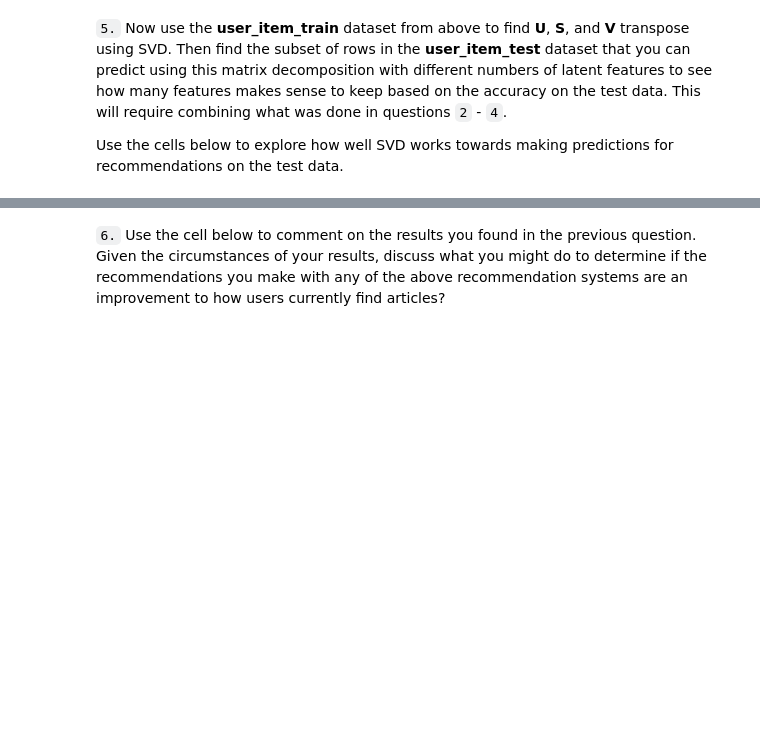
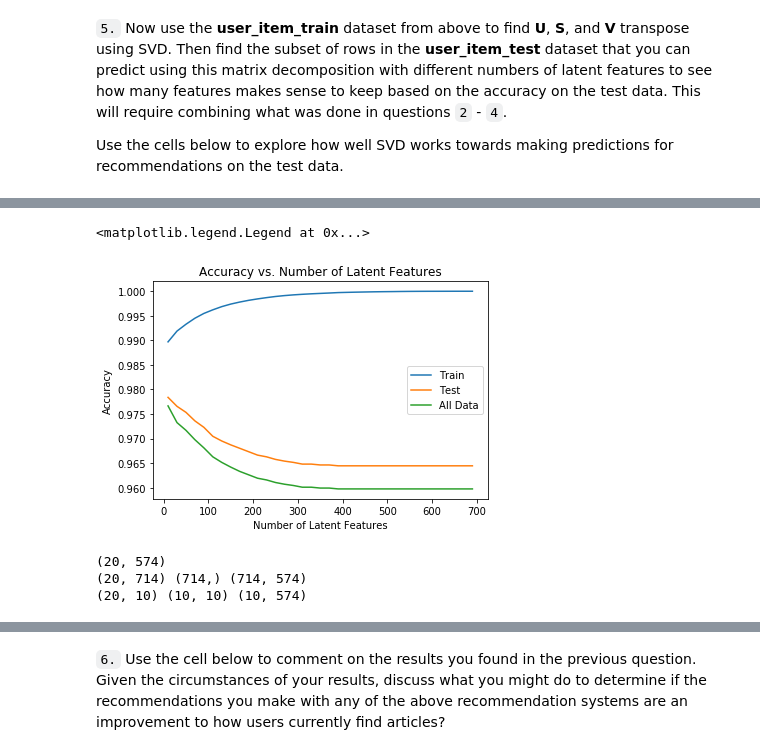
Before and after one commit to bin-wang-sh/Recommendation_with_IBM_Webapp, a Jupyter notebook: Recommendations_with_IBM.ipynb, the cells around one changed output, grey strips where cells are left out. Drawn from its saved outputs; the diff is of its cells as text; code cells hidden in the pictures; blank space fills up the shorter version.

```diff
--- a/Recommendations_with_IBM.ipynb
+++ b/Recommendations_with_IBM.ipynb
@@ -822,4 +831,5 @@ user_item_matrix.head()
 # %%
 # Perform SVD on the User-Item Matrix Here
 
-u, s, vt = # use the built in to get the three matrices
+u, s, vt =  np.linalg.svd(user_item_matrix, full_matrices=False)# use the built in to get the three matrices
+np.allclose(user_item_matrix,u.dot(np.diag(s).dot(vt)))
@@ -911,0 +1090,69 @@ u_train, s_train, vt_train = # fit svd similar to above then use the cells below
+# %%
+# Use these cells to see how well you can use the training
+row_idxs = user_item_train.index.isin(test_idx)
+col_idxs = user_item_train.columns.isin(test_arts)
+u_test = u_train[row_idxs, :]
+vt_test = vt_train[:, col_idxs]
+num_latent_featsnum_laten = np.arange(0,700+10,20)
+sum_errs_train = []
+sum_errs_test = []
+all_errs = []
+## eliminate cold start user_ids and article ids
+user_item_test = user_item_test.loc[user_item_train.index[row_idxs], user_item_train.columns[col_idxs]]
+
+for k in num_latent_feats:
+    # restructure with k latent features
+    s_train_lat, u_train_lat, vt_train_lat = np.diag(s_train[:k]), u_train[:, :k], vt_train[:k, :]
+    u_test_lat, vt_test_lat = u_test[:, :k], vt_test[:k, :]
+
+    # take dot product
+    user_item_train_preds = np.around(np.dot(np.dot(u_train_lat, s_train_lat), vt_train_lat))
+    user_item_test_preds = np.around(np.dot(np.dot(u_test_lat, s_train_lat), vt_test_lat))
+    all_errs.append(1 - ((np.sum(user_item_test_preds)+np.sum(np.sum(user_item_test)))/(user_item_test.shape[0]*user_item_test.shape[1])))
+
+
+    # compute error for each prediction to actual value
+    diffs_train = np.subtract(user_item_train, user_item_train_preds)
+    diffs_test = np.subtract(user_item_test, user_item_test_preds)
+
+    # total errors and keep track of them
+    err_train = np.sum(np.sum(np.abs(diffs_train)))
+    err_test = np.sum(np.sum(np.abs(diffs_test)))
+
+    sum_errs_train.append(err_train)
+    sum_errs_test.append(err_test)
+
+plt.plot(num_latent_feats, 1 - np.array(sum_errs_train)/(user_item_train.shape[0] * user_item_test.shape[1]), label='Train')
+plt.plot(num_latent_feats, 1 - np.array(sum_errs_test)/(user_item_test.shape[0] * user_item_test.shape[1]), label='Test')
+plt.plot(num_latent_feats, all_errs, label='All Data')
+plt.xlabel('Number of Latent Features')
+plt.ylabel('Accuracy')
+plt.title('Accuracy vs. Number of Latent Features')
+plt.legend()
+# %% [output]
+<matplotlib.legend.Legend at 0x...>
+[figure, added]
+# %%
+## test part
+pred_users=np.intersect1d(test_idx,user_item_train.index.values)
+pred_arts=np.intersect1d(test_arts,user_item_train.columns.values.astype('str'))
+pred_users_ilocs=np.argwhere(user_item_train.index.isin(pred_users)).flatten()
+pred_arts_ilocs=np.argwhere(user_item_train.columns.isin(pred_arts)).flatten()
+user_item_actual=user_item_test.loc[pred_users,:]
+print(user_item_actual.shape)
+u_test=u_train[pred_users_ilocs,:]
+s_test=s_train
+vt_test=vt_train[:,pred_arts_ilocs]
+print(u_test.shape,s_test.shape,vt_test.shape)
+latent_factors_num=np.arange(10,700+10,20)
+latent_factors_num
+lf=10
+print(u_test[:,:lf].shape , np.diag(s_test[:lf]).shape, vt_test[:lf,:].shape)
+user_item_pred=u_test[:,:lf].dot(np.diag(s_test[:lf]).dot(vt_test[:lf,:]))
+    ### calculate errors and store it into a error_list.
+error=np.abs(np.subtract(user_item_actual,user_item_pred))
+#np.sum(error)
+# %% [output]
+(20, 574)
+(20, 714) (714,) (714, 574)
+(20, 10) (10, 10) (10, 574)
```
Also changed, not shown: parts of 24 cells of this notebook.
